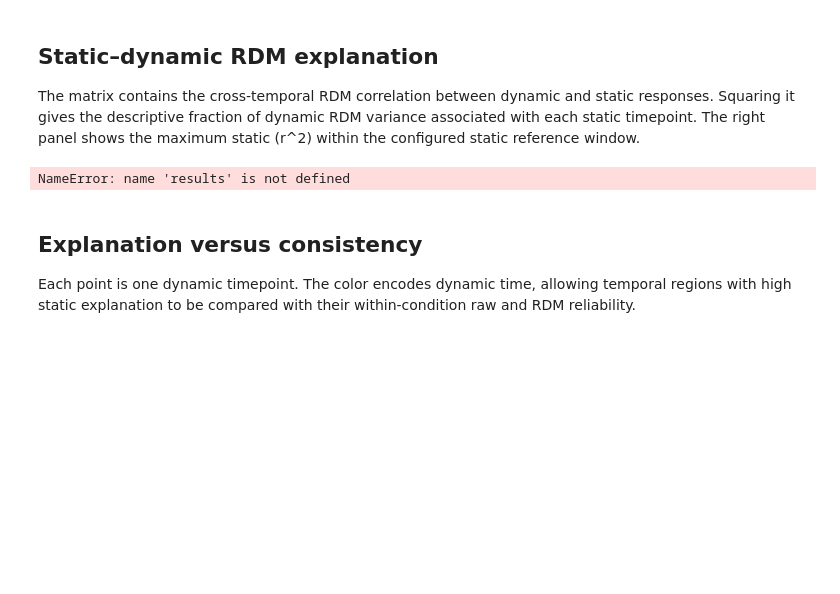
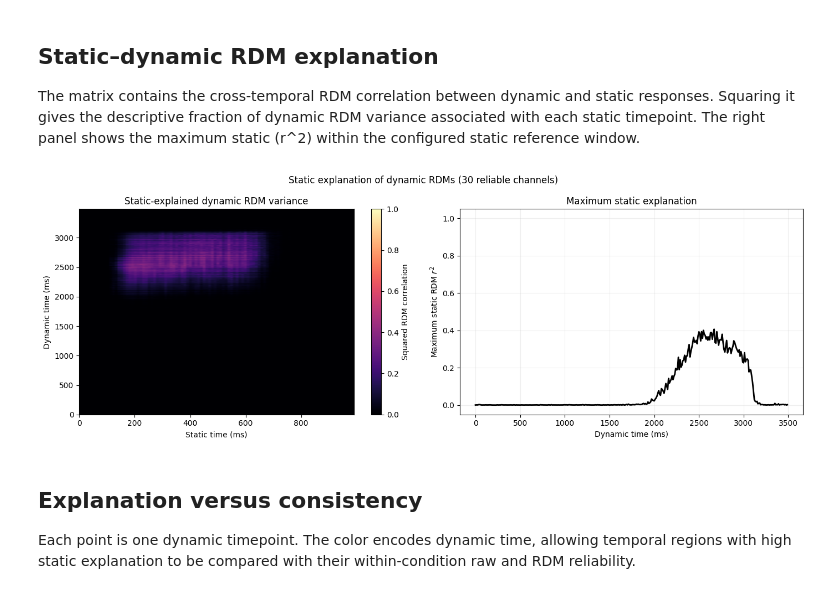
Before and after one commit to TizianoCausin01/static_dynamic, a Jupyter notebook: python_scripts/scripts/visualize_static_dynamic_split_half_rsa.ipynb, the cells around one changed output. Drawn from its saved outputs; the diff is of its cells as text; code cells hidden in the pictures; blank space fills up the shorter version.

```diff
--- a/python_scripts/scripts/visualize_static_dynamic_split_half_rsa.ipynb
+++ b/python_scripts/scripts/visualize_static_dynamic_split_half_rsa.ipynb
@@ -104,23 +167,24 @@ The matrix contains the cross-temporal RDM correlation between dynamic and stati
 # %%
 dynamic_times_ms = results["dynamic_times_ms"]
 static_times_ms = results["static_times_ms"]
 explained_variance = results["maximum_static_explained_variance"]
 
 figure, axes = plt.subplots(1, 2, figsize=(14, 5))
 image = axes[0].imshow(
     results["static_dynamic_rdm_similarity"] ** 2,
     origin="lower", aspect="auto", cmap="magma", vmin=0, vmax=1,
     extent=(static_times_ms[0], static_times_ms[-1], dynamic_times_ms[0], dynamic_times_ms[-1]),
 )
 axes[0].set(title="Static-explained dynamic RDM variance", xlabel="Static time (ms)", ylabel="Dynamic time (ms)")
 figure.colorbar(image, ax=axes[0], label="Squared RDM correlation")
 axes[1].plot(dynamic_times_ms, explained_variance, color="black", linewidth=2)
 axes[1].set(title="Maximum static explanation", xlabel="Dynamic time (ms)", ylabel="Maximum static RDM $r^2$", ylim=(-0.05, 1.05))
 axes[1].grid(alpha=0.2)
+figure.suptitle(f"Static explanation of dynamic RDMs ({channel_label})")
 figure.tight_layout()
 plt.show()
 # %% [output]
-NameError: name 'results' is not defined
+[figure, added]
 # %% [markdown]
 ## Explanation versus consistency
 
```
Also changed, not shown: parts of 6 cells of this notebook, 4 other files.
